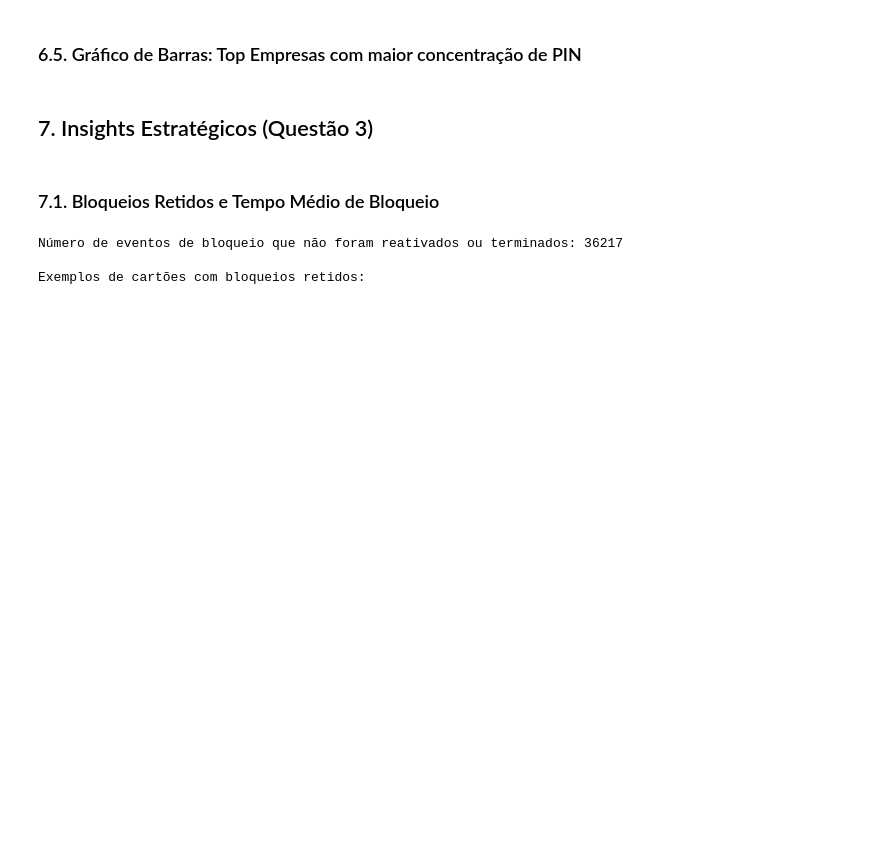
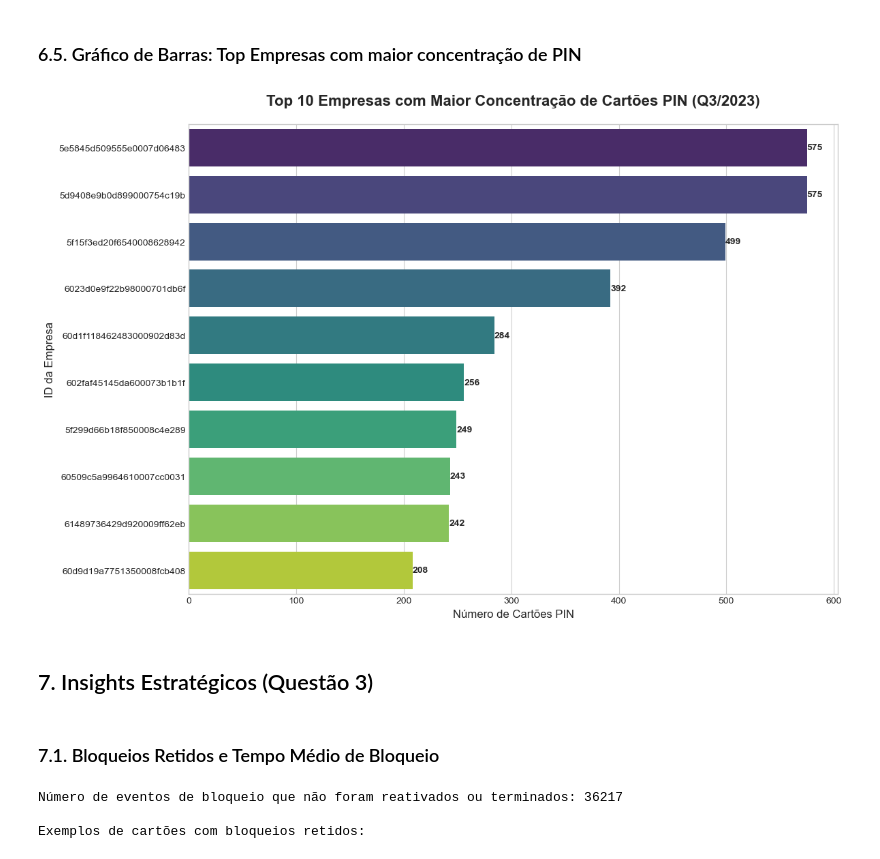
Before and after one commit to EanesRibeiro/case_tecnico_mastercard_qmr, a Jupyter notebook: notebooks/EDA.ipynb, the cells around one changed output. Saved outputs shown, nothing was run; the diff lists cells and outputs as text; code cells hidden in the pictures; blank space fills up the shorter version.

```diff
--- a/notebooks/EDA.ipynb
+++ b/notebooks/EDA.ipynb
@@ -575,38 +580,44 @@ fig.show()
 ### 6.5. Gráfico de Barras: Top Empresas com maior concentração de PIN
 # %%
 import pandas as pd
-import numpy as np
 import matplotlib.pyplot as plt
 import seaborn as sns
-from sklearn.linear_model import LinearRegression
-import os  # Importa a biblioteca 'os' para manipulação de caminhos e diretórios
+import os
 
 output_dir = r'C:\Users\eanes\Documents\flash_case\outputs'
 os.makedirs(output_dir, exist_ok=True)
 
 top_10_pin_companies = pin_cards_by_company.head(10)
 
-fig = px.bar(
-    top_10_pin_companies,
+plt.figure(figsize=(12, 8))
+
+# Cria gráfico de barras horizontal
+ax = sns.barplot(
+    data=top_10_pin_companies,
     x='Contagem de Cartões PIN',
     y='Company_ID',
-    orientation='h',
-    color='Contagem de Cartões PIN',
-    color_continuous_scale=['#FFC1E3', '#F30062'],  # gradiente rosa Flash
-    hover_data={'Contagem de Cartões PIN': True}
+    orient='h',
+    palette='viridis',
+    hue='Company_ID',
+    legend=False
 )
 
-fig.update_layout(
-    title='Top 10 Empresas com Maior Concentração de Cartões PIN (Q3/2023)',
-    xaxis_title='Número de Cartões PIN',
-    yaxis_title='ID da Empresa',
-    yaxis=dict(autorange="reversed"),
-    template='plotly_white',
-    coloraxis_showscale=False
-)
+ax.set_title('Top 10 Empresas com Maior Concentração de Cartões PIN (Q3/2023)',
+             fontsize=16, fontweight='bold', pad=20)
+ax.set_xlabel('Número de Cartões PIN', fontsize=12)
+ax.set_ylabel('ID da Empresa', fontsize=12)
 
-fig.write_html(os.path.join(output_dir, 'top_companies_pin_flash.png'))
-fig.show()
+# Adiciona valores nas barras
+for container in ax.containers:
+    ax.bar_label(container, fmt='%d', fontsize=10, fontweight='bold')
+
+plt.tight_layout()
+
+output_path = os.path.join(output_dir, 'top_companies_pin_chart.png')
+plt.savefig(output_path, dpi=300, bbox_inches='tight')
+plt.show()
+# %% [output]
+[figure, added]
 # %% [markdown]
 ## 7. Insights Estratégicos (Questão 3)
 # %% [markdown]
```
Also changed, not shown: parts of 6 cells of this notebook, 7 other files.
